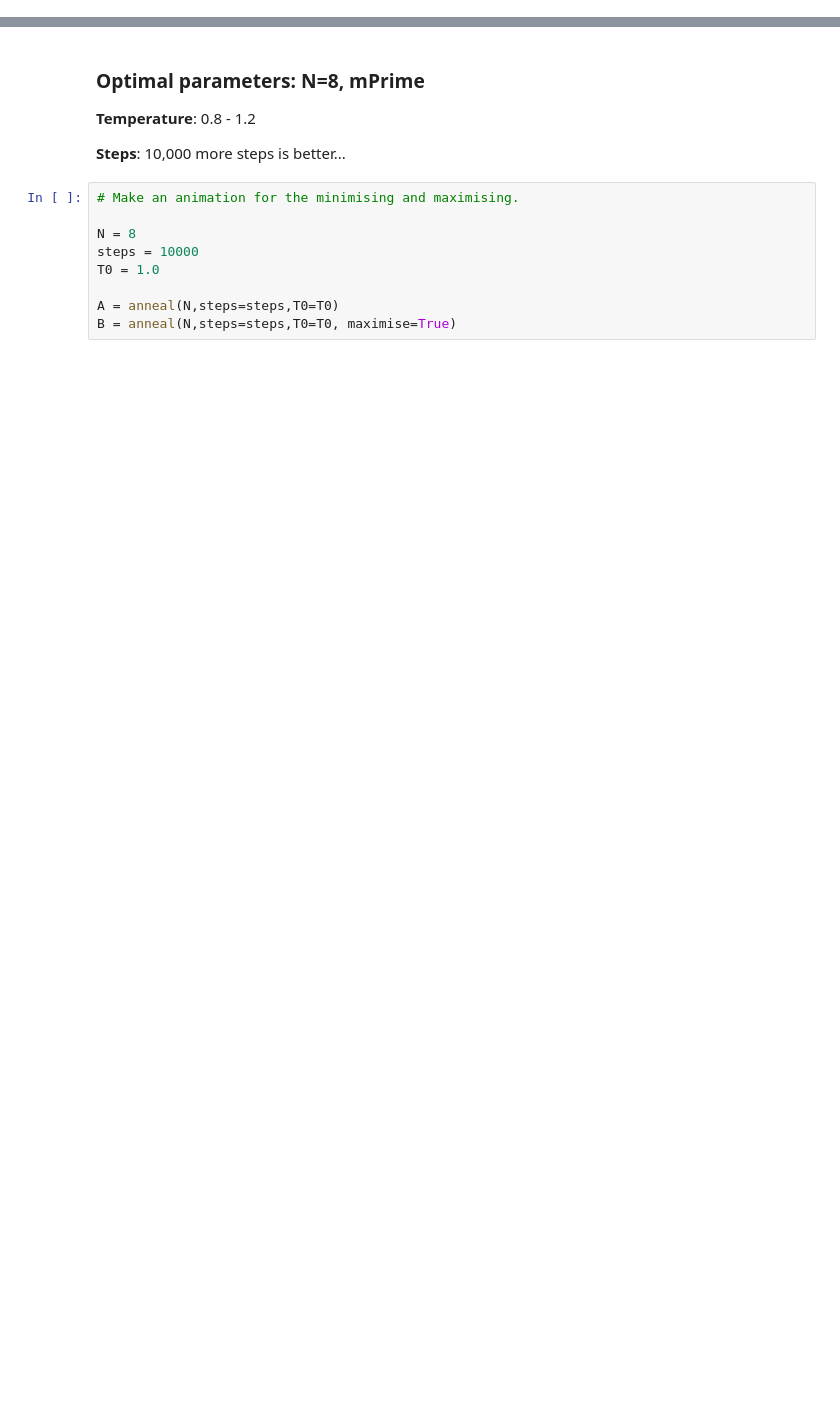
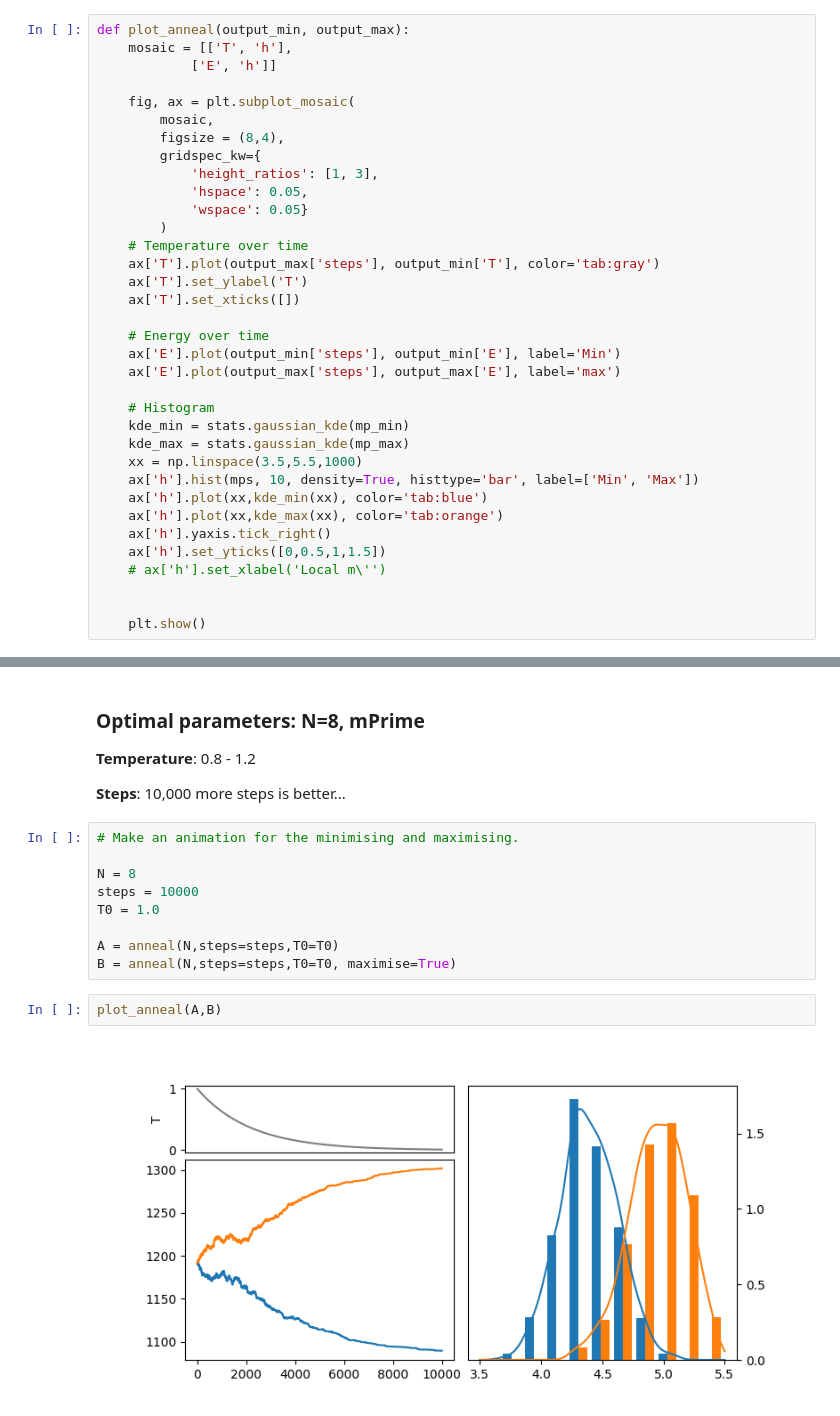
Before and after one commit to ethansprague22/MisorientationSimulatedAnneal, a Jupyter notebook: main.ipynb, the cells around one changed output, grey strips where cells are left out. Drawn from its saved outputs; the diff is of its cells as text; blank space fills up the shorter version.

```diff
--- a/main.ipynb
+++ b/main.ipynb
@@ -402,3 +413,38 @@ plt.show()
+# %%
+def plot_anneal(output_min, output_max):
+    mosaic = [['T', 'h'],
+            ['E', 'h']]
+
+    fig, ax = plt.subplot_mosaic(
+        mosaic,
+        figsize = (8,4),
+        gridspec_kw={
+            'height_ratios': [1, 3],
+            'hspace': 0.05,
+            'wspace': 0.05}
+        )
+    # Temperature over time
+    ax['T'].plot(output_max['steps'], output_min['T'], color='tab:gray')
+    ax['T'].set_ylabel('T')
+    ax['T'].set_xticks([])
+
+    # Energy over time
+    ax['E'].plot(output_min['steps'], output_min['E'], label='Min')
+    ax['E'].plot(output_max['steps'], output_max['E'], label='max')
+
+    # Histogram
+    kde_min = stats.gaussian_kde(mp_min)
+    kde_max = stats.gaussian_kde(mp_max)
+    xx = np.linspace(3.5,5.5,1000)
+    ax['h'].hist(mps, 10, density=True, histtype='bar', label=['Min', 'Max'])
+    ax['h'].plot(xx,kde_min(xx), color='tab:blue')
+    ax['h'].plot(xx,kde_max(xx), color='tab:orange')
+    ax['h'].yaxis.tick_right()
+    ax['h'].set_yticks([0,0.5,1,1.5])
+    # ax['h'].set_xlabel('Local m\'')
+
+
+    plt.show()
 # %%
 # probabilitiy function
 
@@ -507,6 +547,10 @@ T0 = 1.0
 
 A = anneal(N,steps=steps,T0=T0)
 B = anneal(N,steps=steps,T0=T0, maximise=True)
+# %%
+plot_anneal(A,B)
+# %% [output]
+[figure, added]
 # %%
 plotter = pv.Plotter(off_screen=True, window_size=(600,600))
 plotter.open_movie("anim_min.mp4", framerate=15, quality=8)
```
Also changed, not shown: parts of 12 cells of this notebook, 3 other files.
